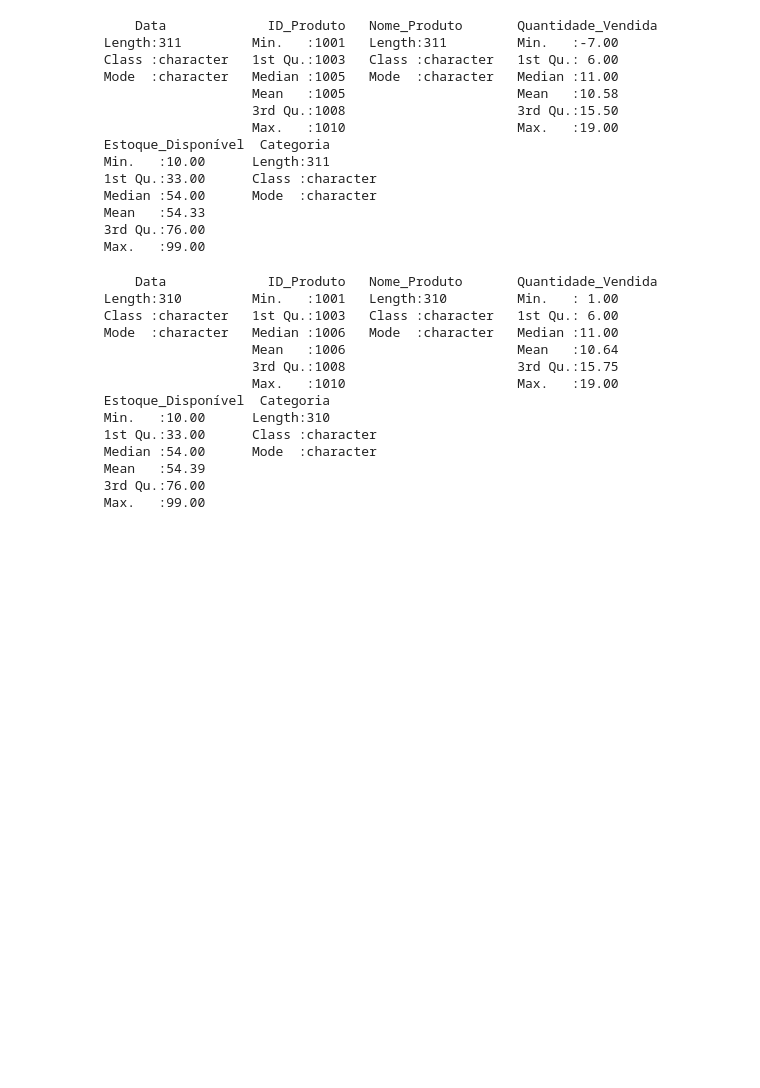
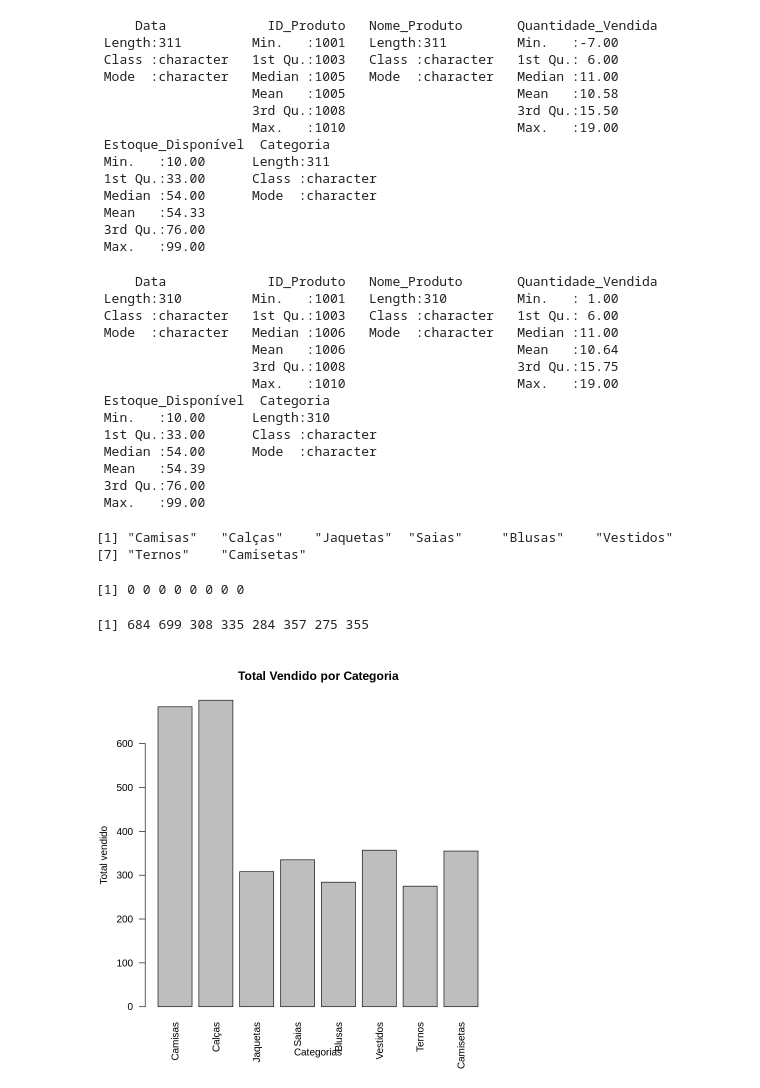
Before and after one commit to lethiciaasevedo1999/learning-R, a Jupyter notebook: Analise_comR.ipynb, the cells around one changed output. Drawn from its saved outputs; the diff is of its cells as text; code cells hidden in the pictures; blank space fills up the shorter version.

Commit message:
Criando visualização gráfica para saber a quantia de vendas por categoria

```diff
--- a/Analise_comR.ipynb
+++ b/Analise_comR.ipynb
@@ -298,3 +298,32 @@ summary(sales_data)
  Mean   :54.39
  3rd Qu.:76.00
  Max.   :99.00
+# %%
+#Exibindo totas as categorias disponíveis
+categorias <- unique(sales_data$Categoria)
+categorias
+# %% [output]
+[1] "Camisas"   "Calças"    "Jaquetas"  "Saias"     "Blusas"    "Vestidos"
+[7] "Ternos"    "Camisetas"
+# %%
+total_vendido_categoria <- numeric(length(categorias))
+total_vendido_categoria
+# %% [output]
+[1] 0 0 0 0 0 0 0 0
+# %%
+for (i in seq_along(categorias)){
+  total_vendido_categoria[i] = sum(sales_data$Quantidade_Vendida[sales_data$Categoria == categorias[i]])
+}
+# %%
+total_vendido_categoria
+# %% [output]
+[1] 684 699 308 335 284 357 275 355
+# %%
+barplot(total_vendido_categoria,
+        names.arg = categorias,
+        main = "Total Vendido por Categoria",
+        xlab = "Categorias",
+        ylab = "Total vendido",
+        las = 2)
+# %% [output]
+[figure, added]
```
